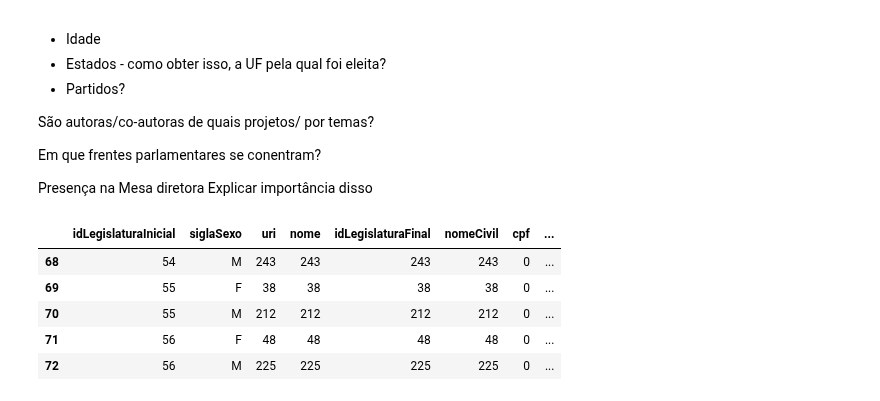
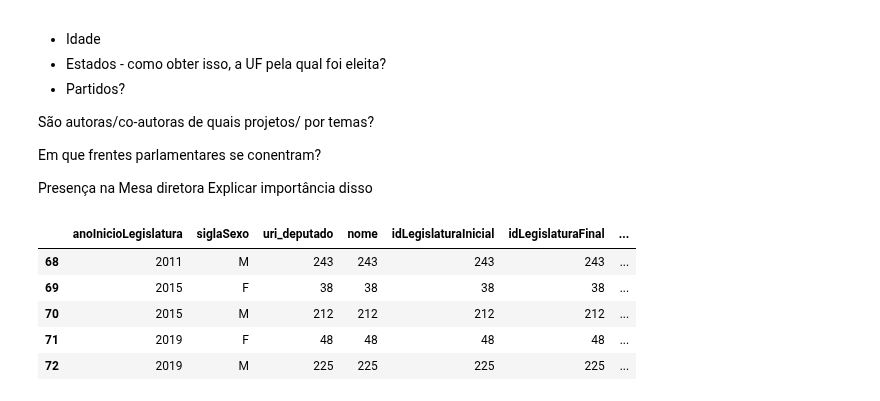
Before and after one commit to sartoriando/dotfiles, a Jupyter notebook: Rascunho_trabalho_final.ipynb, the cells around one changed output. Cells and saved outputs as stored; diff of their text form; code cells hidden in the pictures.

```diff
--- a/Rascunho_trabalho_final.ipynb
+++ b/Rascunho_trabalho_final.ipynb
@@ -51,12 +56,12 @@ mulheres = m[['nome','dataNascimento', 'idLegislaturaInicial', 'uri','nomeCivil'
 # %%
-# DF com totais de deputadas por legislatura
+# DF com totais de deputadas divididos por gênero por legislatura (em ano de início)
 
-totais_por_sexo = df_deputados.groupby(['idLegislaturaInicial', 'siglaSexo']).count().reset_index()
+totais_por_sexo = df_deputados.groupby(['anoInicioLegislatura', 'siglaSexo']).count().reset_index()
 totais_por_sexo.tail(5)
 # %% [output]
-|  | idLegislaturaInicial | siglaSexo | uri | nome | idLegislaturaFinal | nomeCivil | cpf | ... |
-| 68 | 54 | M | 243 | 243 | 243 | 243 | 0 | ... |
-| 69 | 55 | F | 38 | 38 | 38 | 38 | 0 | ... |
-| 70 | 55 | M | 212 | 212 | 212 | 212 | 0 | ... |
-| 71 | 56 | F | 48 | 48 | 48 | 48 | 0 | ... |
-| 72 | 56 | M | 225 | 225 | 225 | 225 | 0 | ... |
+|  | anoInicioLegislatura | siglaSexo | uri_deputado | nome | idLegislaturaInicial | idLegislaturaFinal | ... |
+| 68 | 2011 | M | 243 | 243 | 243 | 243 | ... |
+| 69 | 2015 | F | 38 | 38 | 38 | 38 | ... |
+| 70 | 2015 | M | 212 | 212 | 212 | 212 | ... |
+| 71 | 2019 | F | 48 | 48 | 48 | 48 | ... |
+| 72 | 2019 | M | 225 | 225 | 225 | 225 | ... |
```
Also changed, not shown: parts of 27 cells of this notebook.
